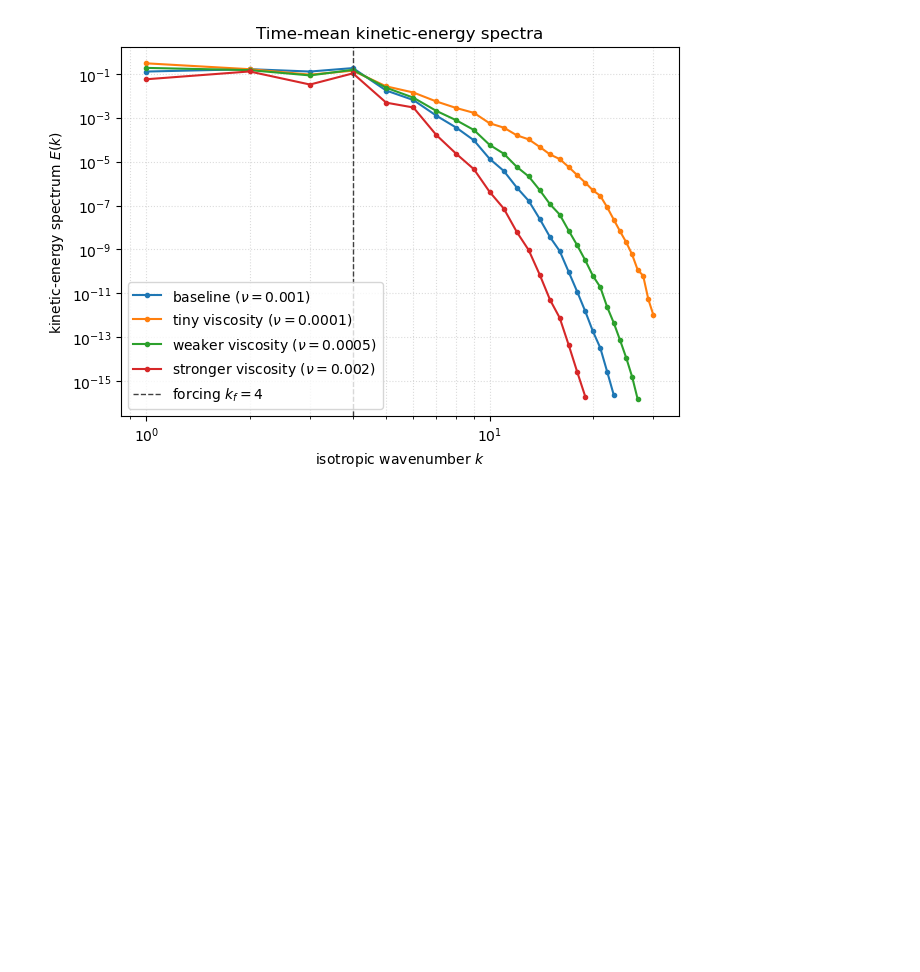
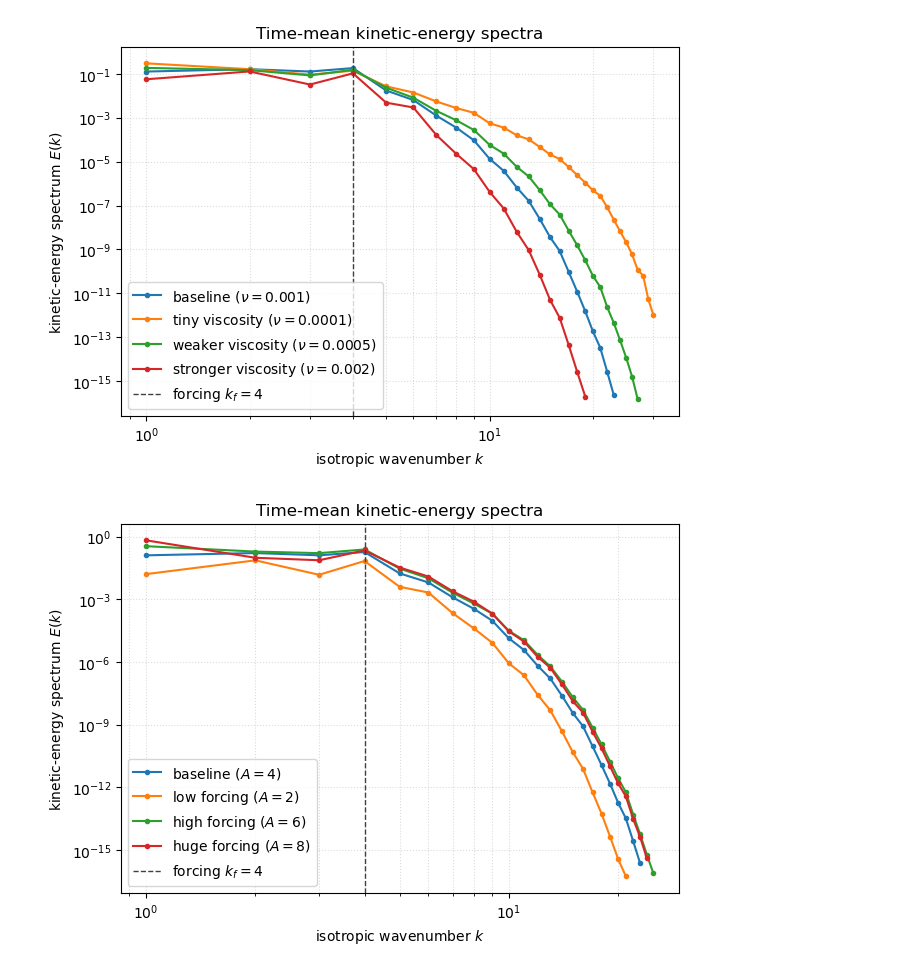
Before and after one commit to chuck97/ML_aug_DA_2d_QG_case_study, a Jupyter notebook: investigate_QG_2D.ipynb, the cells around one changed output. Drawn from its saved outputs; the diff is of its cells as text; code cells hidden in the pictures; blank space fills up the shorter version.

Commit message:
finished energy spectra analysis

```diff
--- a/investigate_QG_2D.ipynb
+++ b/investigate_QG_2D.ipynb
@@ -600,3 +602,25 @@ fig, ax, spectra = plot_energy_spectra(
 plt.show()
 # %% [output]
 [figure]
+# %%
+# test of varying forcing amplitude A
+ds_base_forcing = model.load(os.path.join("qg_runs", "qg_A_4.0.nc"))
+ds_low_forcing = model.load(os.path.join("qg_runs", "qg_A_2.0.nc"))
+ds_high_forcing = model.load(os.path.join("qg_runs", "qg_A_6.0.nc"))
+ds_huge_forcing = model.load(os.path.join("qg_runs", "qg_A_8.0.nc"))
+
+fig, ax, spectra = plot_energy_spectra(
+    [ds_base_forcing, ds_low_forcing, ds_high_forcing, ds_huge_forcing],
+    labels=[
+        r"baseline ($A=4$)",
+        r"low forcing ($A=2$)",
+        r"high forcing ($A=6$)",
+        r"huge forcing ($A=8$)",
+    ],
+    time_start=20.0,   # exclude remaining transient
+    max_frames=200,    # optional
+    savepath="plots/energy_spectra_forcing_sensitivity.png",
+)
+plt.show()
+# %% [output]
+[figure, added]
```
Also changed, not shown: parts of 2 cells of this notebook, 1 other file.
